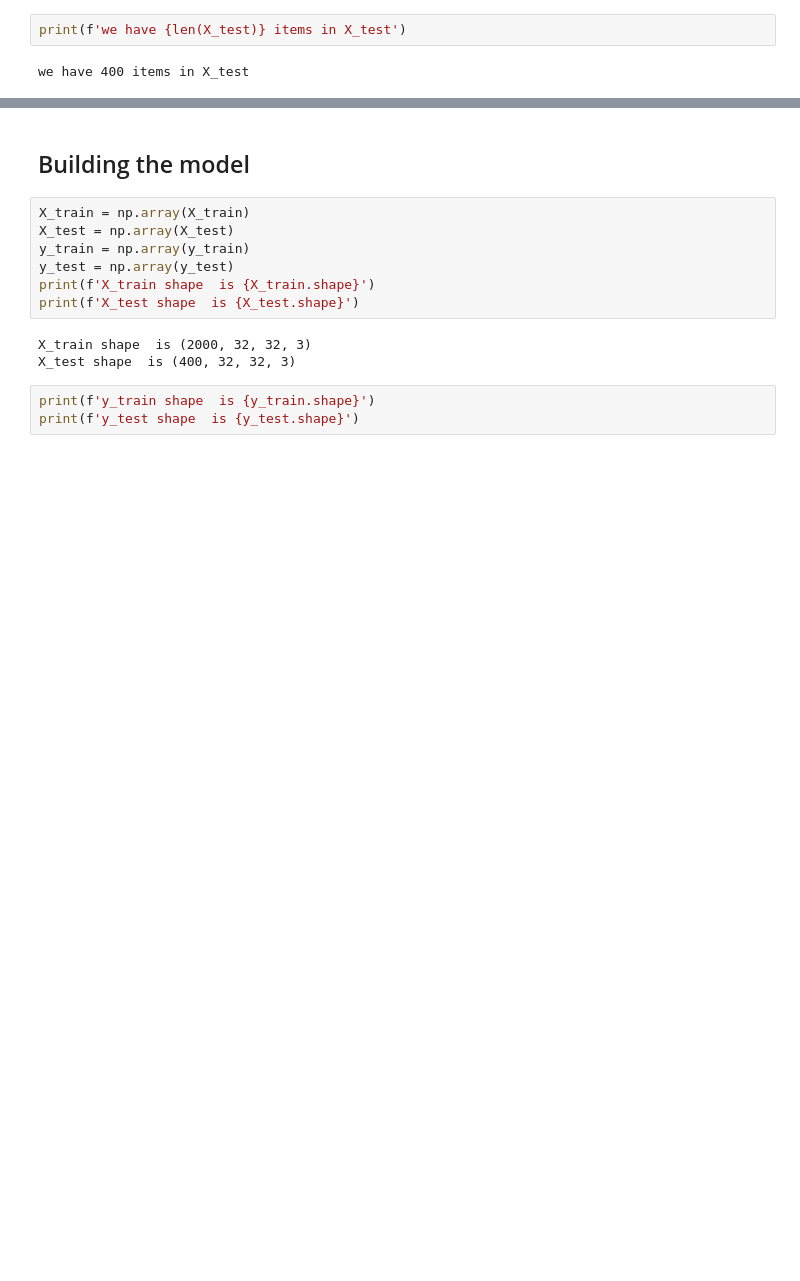
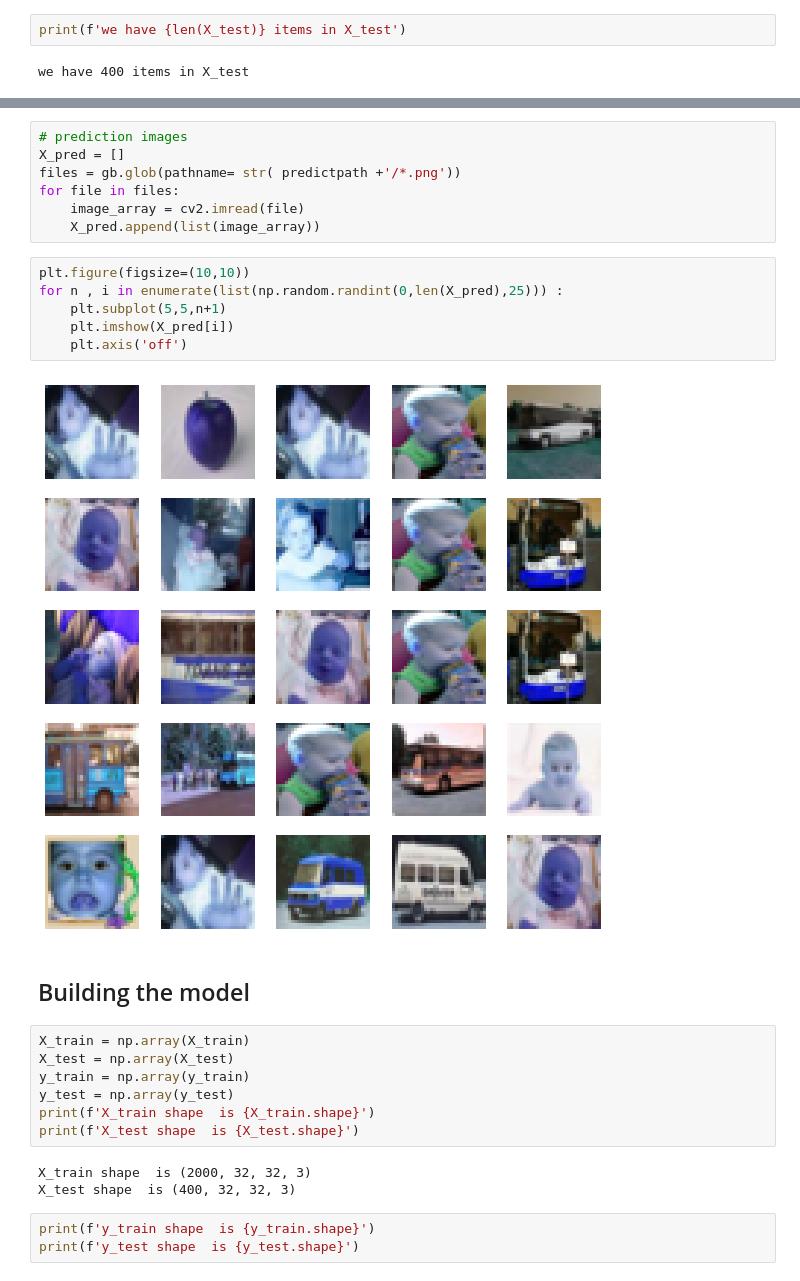
Before and after one commit to folivier03/Attrape_moi_si_tu_peux, a Jupyter notebook: src/reconnaissance_image.ipynb, the cells around one changed output, grey strips where cells are left out. Cells and saved outputs as stored; diff of their text form; blank space fills up the shorter version.

```diff
--- a/src/reconnaissance_image.ipynb
+++ b/src/reconnaissance_image.ipynb
@@ -154,3 +156,18 @@ for n , i in enumerate(list(np.random.randint(0,len(X_test),25))) :
+# %%
+# prediction images
+X_pred = []
+files = gb.glob(pathname= str( predictpath +'/*.png'))
+for file in files:
+    image_array = cv2.imread(file)
+    X_pred.append(list(image_array))
+# %%
+plt.figure(figsize=(10,10))
+for n , i in enumerate(list(np.random.randint(0,len(X_pred),25))) :
+    plt.subplot(5,5,n+1)
+    plt.imshow(X_pred[i])
+    plt.axis('off')
+# %% [output]
+[figure, added]
 # %% [markdown]
 ## Building the model
 # %%
```
Also changed, not shown: parts of 5 cells of this notebook, 3 other files.
